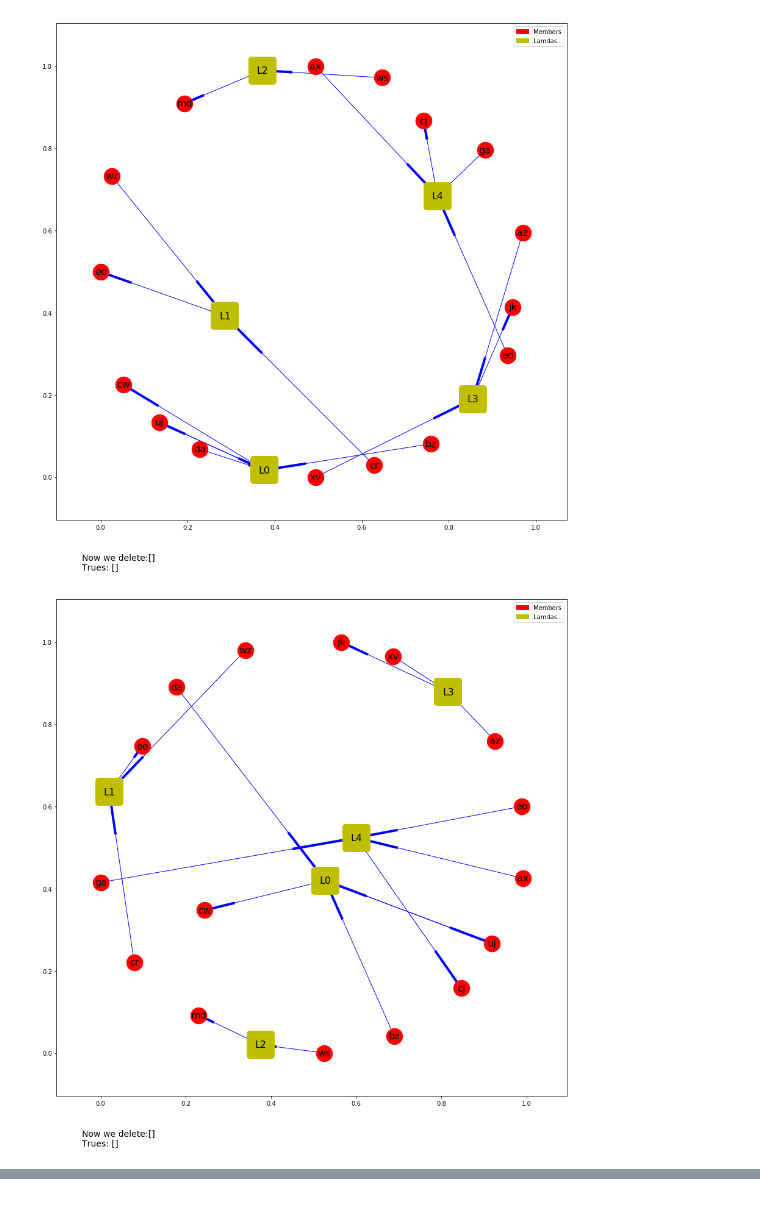
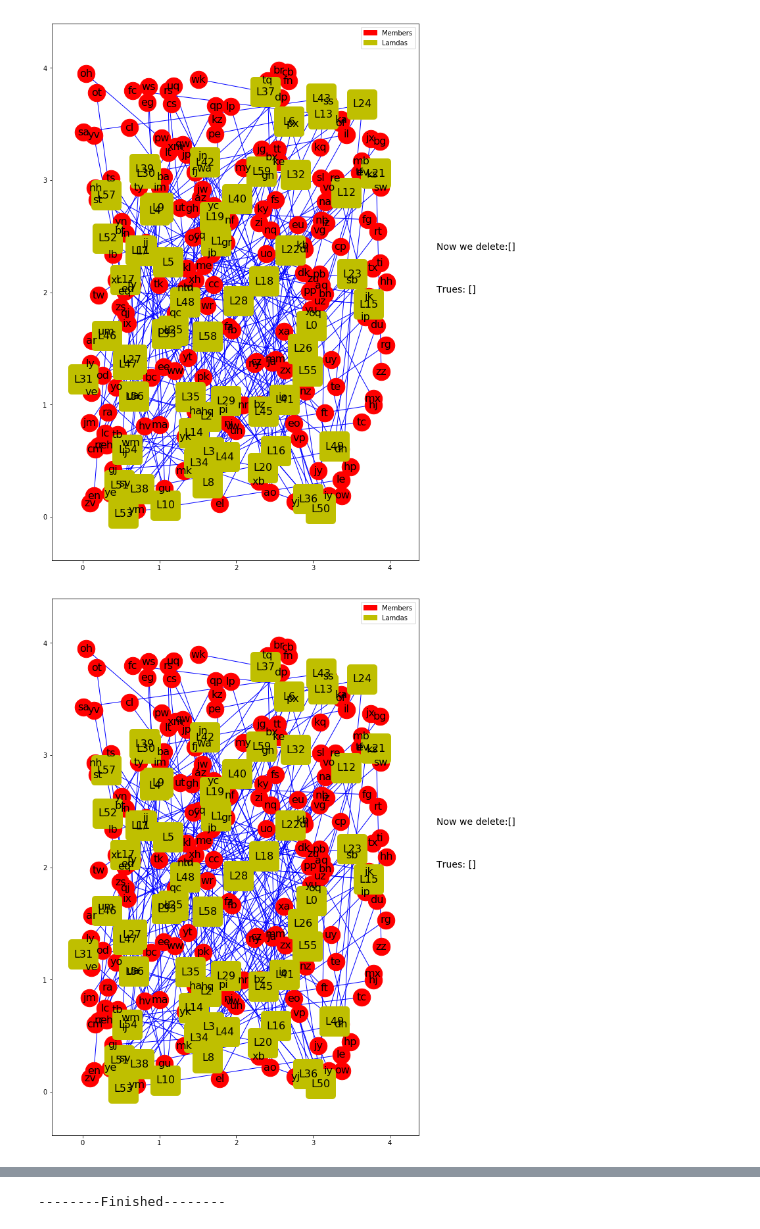
Before and after one commit to pabloli/MinimalModelAlg, a Jupyter notebook: Notebook.ipynb, the cells around one changed output, grey strips where cells are left out. Drawn from its saved outputs; the diff is of its cells as text; code cells hidden in the pictures.

```diff
--- a/Notebook.ipynb
+++ b/Notebook.ipynb
@@ -92,13 +95,13 @@ def findIndependetMembers(data,val):
     return [l for l in independentMember.keys() if independentMember[l]==0]
 
 
-def updateGraph(dataToProcess, trues):
-    dataToProcess, lamdasDeleted = removeLambda(dataToProcess, trues)
-    dataToProcess, membersDeleted = removeMember(dataToProcess, trues)
+def updateGraph(dataToProcess, trues, pos):
+    dataToProcess, lamdasDeleted = removeLambda(dataToProcess, trues, pos)
+    dataToProcess, membersDeleted = removeMember(dataToProcess, trues, pos)
 
     return dataToProcess, membersDeleted
 
-def removeLambda(dataToProcess, trues):
+def removeLambda(dataToProcess, trues, pos):
     toDelete = findIndependetMembers(dataToProcess,0)
     for e in [l for l in data['edges'] if l[0] in toDelete]:
         dataToProcess['edges'].remove(e)
@@ -106,17 +109,17 @@ def removeLambda(dataToProcess, trues):
         del dataToProcess['labels'][e]
         dataToProcess['name'].remove(e)
 
-    drawGraph(dataToProcess,toDelete,trues)
+    drawGraph(dataToProcess,toDelete,trues, pos)
     return dataToProcess, toDelete
 
-def removeMember(dataToProcess,trues):
+def removeMember(dataToProcess,trues,pos):
     toDelete = findIndependetMembers(dataToProcess,1)
     for e in [l for l in dataToProcess['edges'] if l[0] in toDelete]:
         dataToProcess['edges'].remove(e)
     for e in toDelete:
         del dataToProcess['labels'][e]
         dataToProcess['members'].remove(e)
-    drawGraph(dataToProcess,toDelete,trues)
+    drawGraph(dataToProcess,toDelete,trues , pos)
     return dataToProcess, toDelete
 
 def updateSentencesAndGetTrues(sentences, membersToDelete):
@@ -133,6 +136,9 @@ def updateSentencesAndGetTrues(sentences, membersToDelete):
             if m in s['rightMembers']:
                 s['rightMembers'].remove(m)
     return set(retValue), sentences
+
+def convertJson2Theory(sentences):
+    [print (l['name']+':'+str(l['leftMembers'])+'->'+str(l['rightMembers'])) for l in sentences]
 # %%
 import random, string
 
@@ -159,6 +165,17 @@ def random_num(length):
 
 def randomword(length):
     return ''.join(random.choice(string.ascii_lowercase) for i in range(length))
+# %%
+def readFile(filename):
+    f = open(filename,'r').read().replace(':[',';').replace(']->[',';').replace(']','').replace("'",'')
+    allS = f.split('\n')
+    listSentences = []
+    for i in allS:
+        t = i.split(';')
+        listSentences.append({'name':t[0],'leftMembers':t[1].split(','),'rightMembers':t[2].split(',')})
+    return listSentences
+def insert_newlines(string, every=64):
+    return '\n'.join(string[i:i+every] for i in range(0, len(string), every))
 # %%
 originalSentences = [
     {'leftMembers': [], 'name': ('L1'), 'rightMembers': ['a', 'b']},
@@ -180,0 +190,2 @@ print(np.array(originalSentences))
+# %%
+originalSentences = readFile('example 1.txt')
@@ -181,27 +212,28 @@ print(np.array(originalSentences))
 # %%
 
 
 
 trues = []
 deletedMembers = []
 data = {'name':[],'edges':set(),'members':set(),'labels':{}}
 for oS in originalSentences:
     data = mergeData(data, getData(oS))
 sentences = originalSentences
-drawGraph(data,deletedMembers,trues)
+pos = drawGraph(data,deletedMembers,trues, 0)
 #drawGraph2(data)
 lastState = []
 curState = [len(data['name']),len(data['edges']),len(data['members'])]
 
 while lastState != curState:
     lastState = curState
-    data,membersDeleted = updateGraph(data,trues)
+    data,membersDeleted = updateGraph(data,trues, pos)
     curT, sentences = updateSentencesAndGetTrues(sentences, membersDeleted)
     curState = [len(data['name']),len(data['edges']),len(data['members'])]
     if len(curT)>0:
         trues+=curT
 trues+=data['members']
-drawGraph(data,[''],trues)
+drawGraph(data,[''],trues,pos)
+print ('--------Finished--------')
 # %% [output]
-[figure, old version]
+[figure, new version]
-[figure, old version]
+[figure, new version]
@@ -213,0 +250 @@ drawGraph(data,[''],trues)
+--------Finished--------
```
Also changed, not shown: parts of 6 cells of this notebook, 1 other file.
